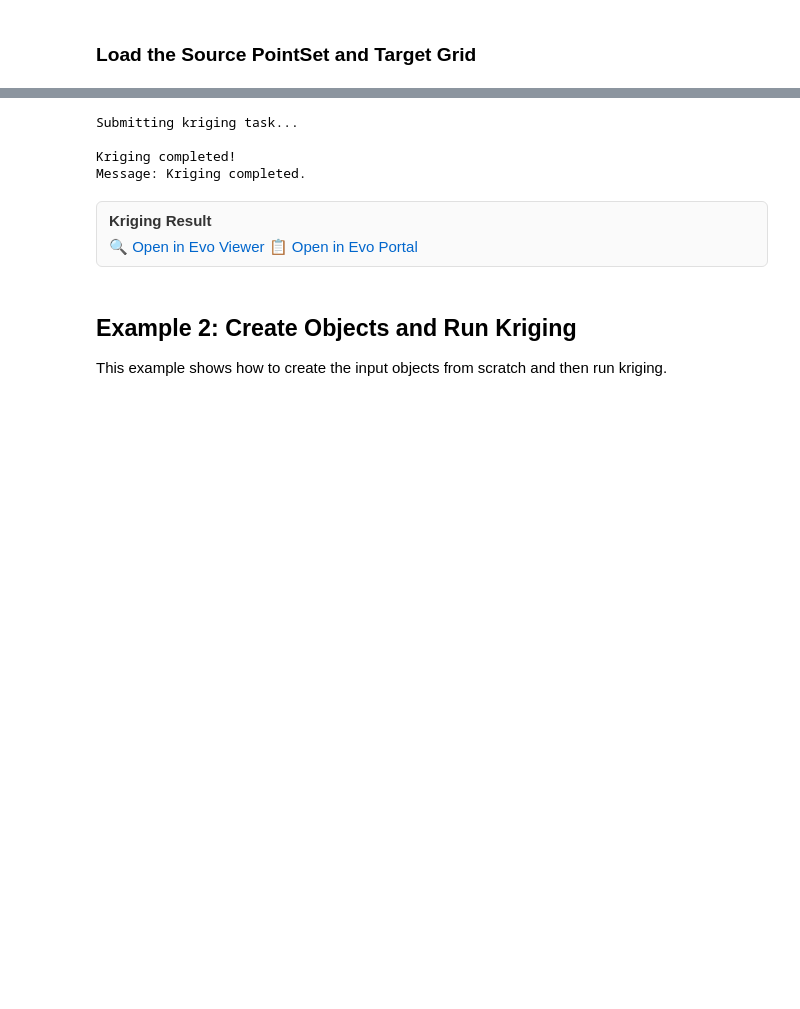
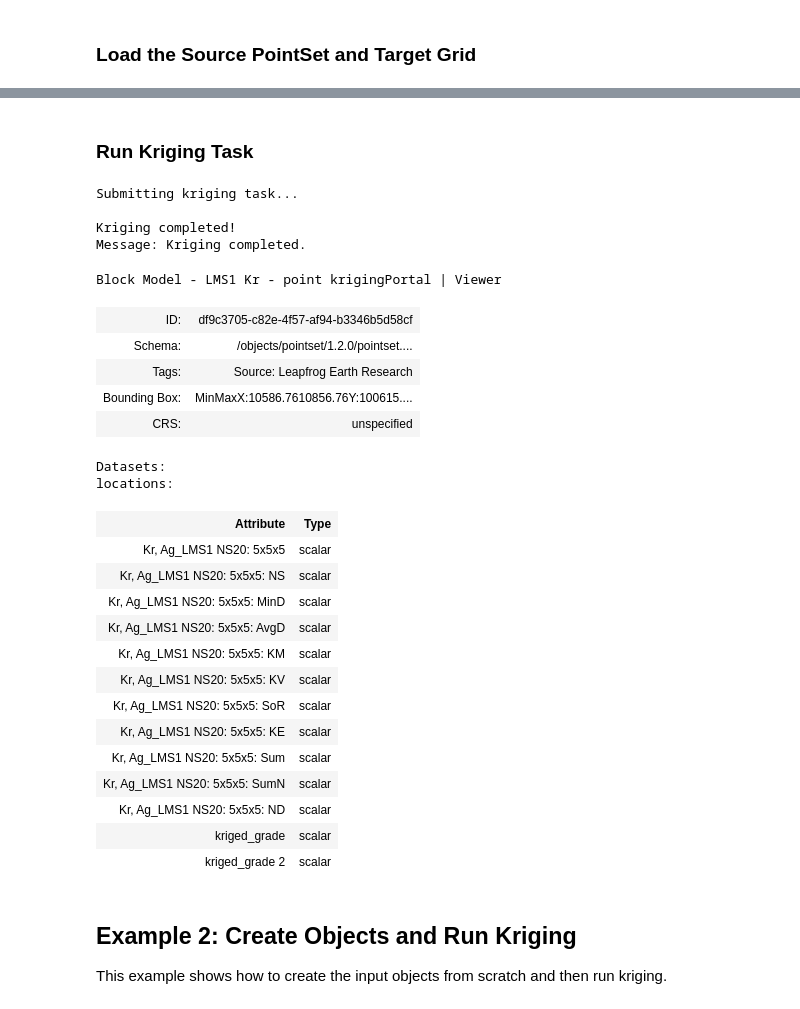
Before and after one commit to SeequentEvo/evo-python-sdk, a Jupyter notebook: packages/evo-compute/docs/examples/kriging.ipynb, the cells around one changed output, grey strips where cells are left out. Cells and saved outputs as stored; diff of their text form; code cells hidden in the pictures; blank space fills up the shorter version.

Commit message:
CPT-1090: updated the notebooks to follow new style for accessing data and updated agents to prefer it out of the box.

```diff
--- a/packages/evo-compute/docs/examples/kriging.ipynb
+++ b/packages/evo-compute/docs/examples/kriging.ipynb
@@ -13,10 +13,10 @@ First, authenticate using the `ServiceManagerWidget`:
 from evo.notebooks import ServiceManagerWidget
 
 manager = await ServiceManagerWidget.with_auth_code(
-    client_id="core-compute-tasks-notebooks",
+    client_id="core-compute-tasks-notebooks",  # Replace with your client ID
     base_uri="https://qa-ims.bentley.com",
     discovery_url="https://int-discover.test.api.seequent.com",
-    cache_location="notebook-data",
+    cache_location="./notebook-data",
 ).login()
 # %% [output]
 ServiceManagerWidget(children=(VBox(children=(HBox(children=(Image(value=b'\x89PNG\r\n\x1a\n\x00\x00\x00\rIHDR…
@@ -84,0 +56,16 @@ Local source paths configured - restart kernel if you still see import errors
+# %%
+from evo.objects.typed import object_from_uuid, object_from_path
+
+# Load objects by UUID (replace with your actual UUIDs)
+source_pointset = await object_from_uuid(manager, "9100d7dc-44e9-4e61-b427-159635dea22f")
+# Alternative: load by path
+# source_pointset = await object_from_path(manager, "path/to/pointset.json")
+
+target_grid = await object_from_uuid(manager, "df9c3705-c82e-4f57-af94-b3346b5d58cf")
+# Alternative: load by path
+# target_grid = await object_from_path(manager, "path/to/grid.json")
+
+# Variogram reference (used as URL string for kriging)
+environment = manager.get_environment()
+prefix = f"{environment.hub_url}/geoscience-object/orgs/{environment.org_id}/workspaces/{environment.workspace_id}/objects"
+variogram_ref = f"{prefix}/72cd9b83-90f4-4cb0-9691-95728e3f9cbb"
@@ -85,7 +117,10 @@ Local source paths configured - restart kernel if you still see import errors
+# %% [markdown]
+### Run Kriging Task
 # %%
 from evo.compute.tasks import (
     run_kriging,
     KrigingParameters,
+    Source,
     Target,
     OrdinaryKriging,
     KrigingSearch,
@@ -93,38 +128,61 @@ from evo.compute.tasks import (
     EllipsoidRanges,
     Rotation,
 )
 from evo.notebooks import FeedbackWidget
 
 # Create kriging parameters
 kriging_params = KrigingParameters(
-    source=source_pointset.locations.attributes["Ag_ppm Values"],
-    target=Target.new_attribute(object=target_grid, attribute_name="kriged_grade"),
+    source=source_pointset.attributes["Ag_ppm Values"],
+    target=Target.new_attribute(object=target_grid, attribute_name="kriged_grade 2"),
     kriging_method=OrdinaryKriging(),
     variogram=variogram_ref,
     neighborhood=KrigingSearch(
         ellipsoid=Ellipsoid(
             ellipsoid_ranges=EllipsoidRanges(major=200.0, semi_major=150.0, minor=100.0),
             rotation=Rotation(dip_azimuth=0.0, dip=0.0, pitch=0.0),
         ),
         max_samples=20,
     ),
 )
 
 # Run the kriging task with progress feedback
 print("Submitting kriging task...")
 fb = FeedbackWidget("Kriging task")
 result = await run_kriging(manager, kriging_params, fb=fb)
 
 print(f"\nKriging completed!")
 print(f"Message: {result.message}")
-display_object_links(result.target.reference, label="Kriging Result")
+
+# Reload the target grid to see the new attribute and display with pretty print
+target_grid = await object_from_uuid(manager, target_grid.metadata.id)
+target_grid
 # %% [output]
 Submitting kriging task...
 
 Kriging completed!
 Message: Kriging completed.
-Kriging Result
-🔍 Open in Evo Viewer 📋 Open in Evo Portal
+Block Model - LMS1 Kr - point krigingPortal | Viewer
+| ID: | df9c3705-c82e-4f57-af94-b3346b5d58cf |
+| Schema: | /objects/pointset/1.2.0/pointset.... |
+| Tags: | Source: Leapfrog Earth Research |
+| Bounding Box: | MinMaxX:10586.7610856.76Y:100615.... |
+| CRS: | unspecified |
+Datasets:
+locations:
+| Attribute | Type |
+| Kr, Ag_LMS1 NS20: 5x5x5 | scalar |
+| Kr, Ag_LMS1 NS20: 5x5x5: NS | scalar |
+| Kr, Ag_LMS1 NS20: 5x5x5: MinD | scalar |
+| Kr, Ag_LMS1 NS20: 5x5x5: AvgD | scalar |
+| Kr, Ag_LMS1 NS20: 5x5x5: KM | scalar |
+| Kr, Ag_LMS1 NS20: 5x5x5: KV | scalar |
+| Kr, Ag_LMS1 NS20: 5x5x5: SoR | scalar |
+| Kr, Ag_LMS1 NS20: 5x5x5: KE | scalar |
+| Kr, Ag_LMS1 NS20: 5x5x5: Sum | scalar |
+| Kr, Ag_LMS1 NS20: 5x5x5: SumN | scalar |
+| Kr, Ag_LMS1 NS20: 5x5x5: ND | scalar |
+| kriged_grade | scalar |
+| kriged_grade 2 | scalar |
 # %% [markdown]
 ## Example 2: Create Objects and Run Kriging
 
```
Also changed, not shown: parts of 15 cells of this notebook, 5 other files.
